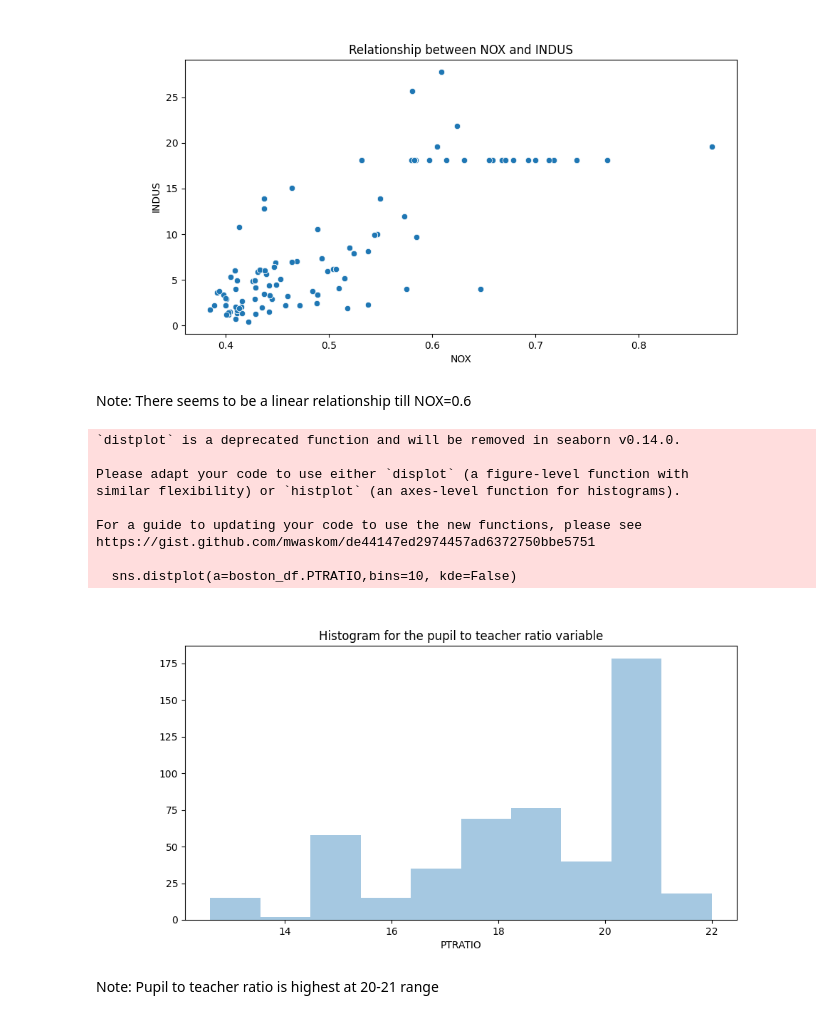
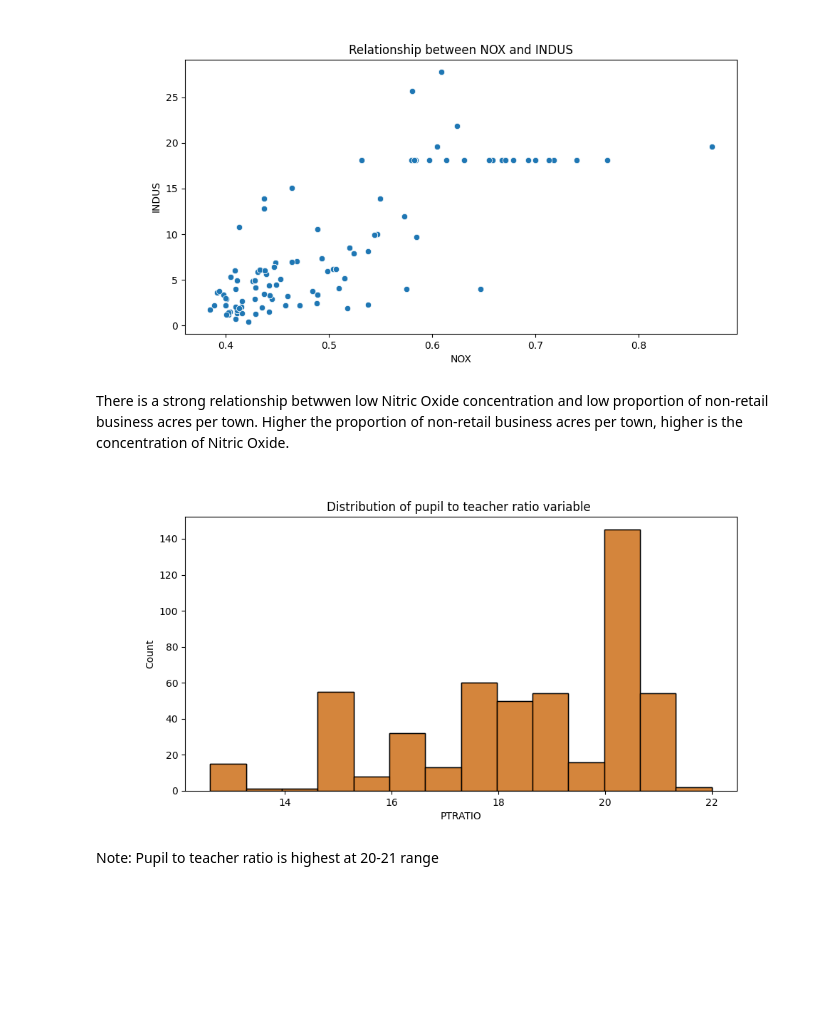
Before and after one commit to VIGHNESH1521/testrepo, a Jupyter notebook: Templates_Optional_Peer_Graded_Assignment.jupyterlite.ipynb, the cells around one changed output. Drawn from its saved outputs; the diff is of its cells as text; code cells hidden in the pictures; blank space fills up the shorter version.

```diff
--- a/Templates_Optional_Peer_Graded_Assignment.jupyterlite.ipynb
+++ b/Templates_Optional_Peer_Graded_Assignment.jupyterlite.ipynb
@@ -192,25 +186,15 @@ pyplot.title("Relationship between NOX and INDUS")
 pyplot.show()
 # %% [output]
 [figure]
-# %% [markdown]
-Note: There seems to be a linear relationship till NOX=0.6
-# %%
-#Create a histogram for the pupil to teacher ratio variable
-pyplot.figure(figsize=(10,5))
-sns.distplot(a=boston_df.PTRATIO,bins=10, kde=False)
-pyplot.title("Histogram for the pupil to teacher ratio variable")
-pyplot.show()
-# %% [output]
-`distplot` is a deprecated function and will be removed in seaborn v0.14.0.
-
-Please adapt your code to use either `displot` (a figure-level function with
-similar flexibility) or `histplot` (an axes-level function for histograms).
-
-For a guide to updating your code to use the new functions, please see
-https://gist.github.com/mwaskom/de44147ed2974457ad6372750bbe5751
-
-  sns.distplot(a=boston_df.PTRATIO,bins=10, kde=False)
-[figure, removed]
+# %% [markdown]
+There is a strong relationship betwwen low Nitric Oxide concentration and low proportion of non-retail business acres per town.
+Higher the proportion of non-retail business acres per town, higher is the concentration of Nitric Oxide.
+# %%
+s1 = sns.histplot(data = boston_df, x=boston_df['PTRATIO'])
+s1.set_title('Distribution of pupil to teacher ratio variable ')
+pyplot.show()
+# %% [output]
+[figure, added]
 # %% [markdown]
 Note: Pupil to teacher ratio is highest at 20-21 range
 # %%
```
Also changed, not shown: parts of 9 cells of this notebook.
